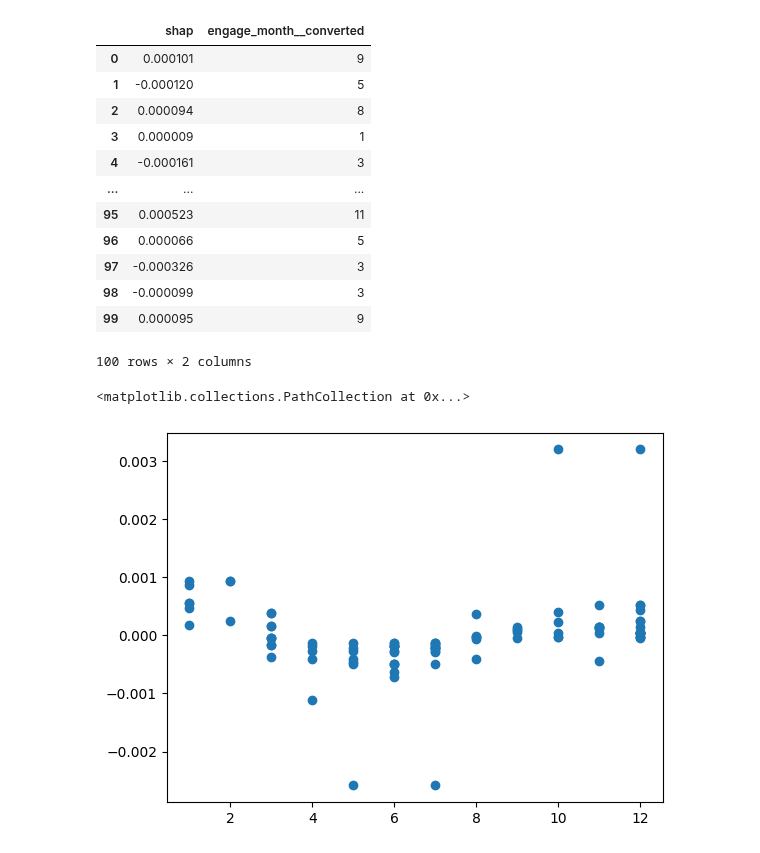
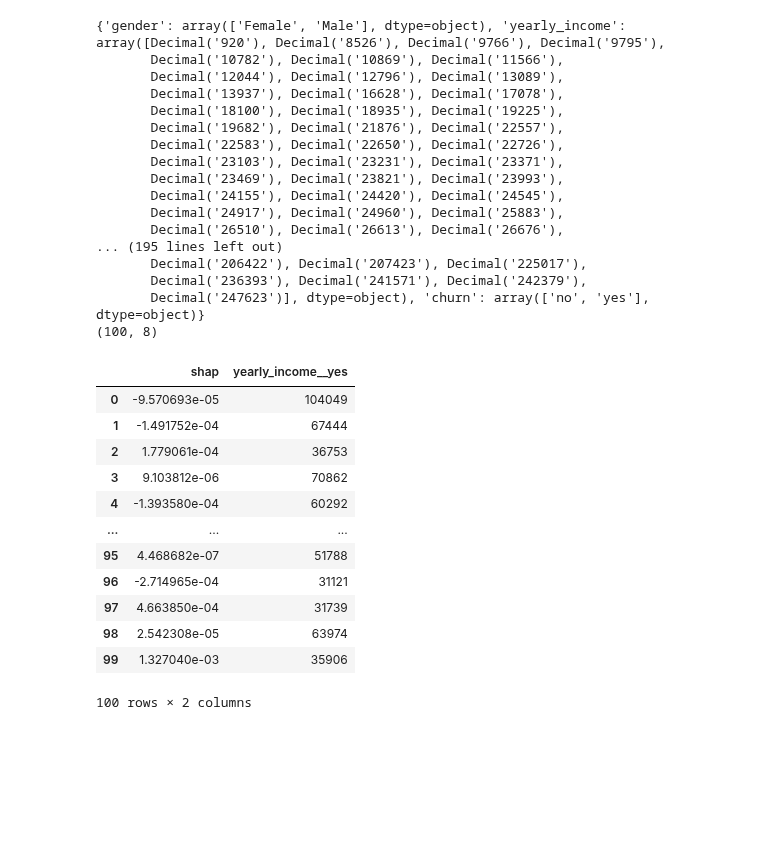
Before and after one commit to ChinSekYi/OpenAYEye, a Jupyter notebook: server/src/test.ipynb, the cells around one changed output. Saved outputs shown, nothing was run; the diff lists cells and outputs as text; code cells hidden in the pictures; blank space fills up the shorter version.

Commit message:
dataset

```diff
--- a/server/src/test.ipynb
+++ b/server/src/test.ipynb
@@ -24,5 +24,7 @@ rfm = RFM(engine)
 engage = Engagement(engine)
 
 churn = Churn(engine)
-churn = churn.get_dataset()[['customer_id', 'churn']]
+# churn = churn.get_dataset()[['customer_id', 'churn']]
+# %%
+churn = RFM_churn(rfm, churn)
 # %%
@@ -30,5 +32,5 @@ engage = RFM_engage(rfm, engage)
 # %%
-data = engage
+data = churn
 X = data.get_X()
 y = data.get_y()
 ct = Transform(data)
@@ -65,23 +69,34 @@ best_estimator.explain(data, ct)
 # %%
-shap_df = best_estimator.get_shap(X_col='engage_month', y_col='action_type', y_val='converted')
+shap_df = best_estimator.get_shap(X_col='yearly_income', y_col='churn', y_val='yes')
 shap_df
 # %% [output]
+{'gender': array(['Female', 'Male'], dtype=object), 'yearly_income': array([Decimal('920'), Decimal('8526'), Decimal('9766'), Decimal('9795'),
+       Decimal('10782'), Decimal('10869'), Decimal('11566'),
+       Decimal('12044'), Decimal('12796'), Decimal('13089'),
+       Decimal('13937'), Decimal('16628'), Decimal('17078'),
+       Decimal('18100'), Decimal('18935'), Decimal('19225'),
+       Decimal('19682'), Decimal('21876'), Decimal('22557'),
+       Decimal('22583'), Decimal('22650'), Decimal('22726'),
+       Decimal('23103'), Decimal('23231'), Decimal('23371'),
+       Decimal('23469'), Decimal('23821'), Decimal('23993'),
+       Decimal('24155'), Decimal('24420'), Decimal('24545'),
+       Decimal('24917'), Decimal('24960'), Decimal('25883'),
+       Decimal('26510'), Decimal('26613'), Decimal('26676'),
+... (195 lines left out)
+       Decimal('206422'), Decimal('207423'), Decimal('225017'),
+       Decimal('236393'), Decimal('241571'), Decimal('242379'),
+       Decimal('247623')], dtype=object), 'churn': array(['no', 'yes'], dtype=object)}
+(100, 8)
-|  | shap | engage_month__converted |
-| 0 | 0.000101 | 9 |
-| 1 | -0.000120 | 5 |
-| 2 | 0.000094 | 8 |
-| 3 | 0.000009 | 1 |
-| 4 | -0.000161 | 3 |
+|  | shap | yearly_income__yes |
+| 0 | -9.570693e-05 | 104049 |
+| 1 | -1.491752e-04 | 67444 |
+| 2 | 1.779061e-04 | 36753 |
+| 3 | 9.103812e-06 | 70862 |
+| 4 | -1.393580e-04 | 60292 |
 | ... | ... | ... |
-| 95 | 0.000523 | 11 |
-| 96 | 0.000066 | 5 |
-| 97 | -0.000326 | 3 |
-| 98 | -0.000099 | 3 |
-| 99 | 0.000095 | 9 |
+| 95 | 4.468682e-07 | 51788 |
+| 96 | -2.714965e-04 | 31121 |
+| 97 | 4.663850e-04 | 31739 |
+| 98 | 2.542308e-05 | 63974 |
+| 99 | 1.327040e-03 | 35906 |
-100 rows × 2 columns
+100 rows × 2 columns
-# %%
-
-plt.scatter(shap_df['engage_month__converted'], shap_df['shap'])
-# %% [output]
-<matplotlib.collections.PathCollection at 0x...>
-[figure, removed]
```
Also changed, not shown: parts of 5 cells of this notebook, 3 other files.
